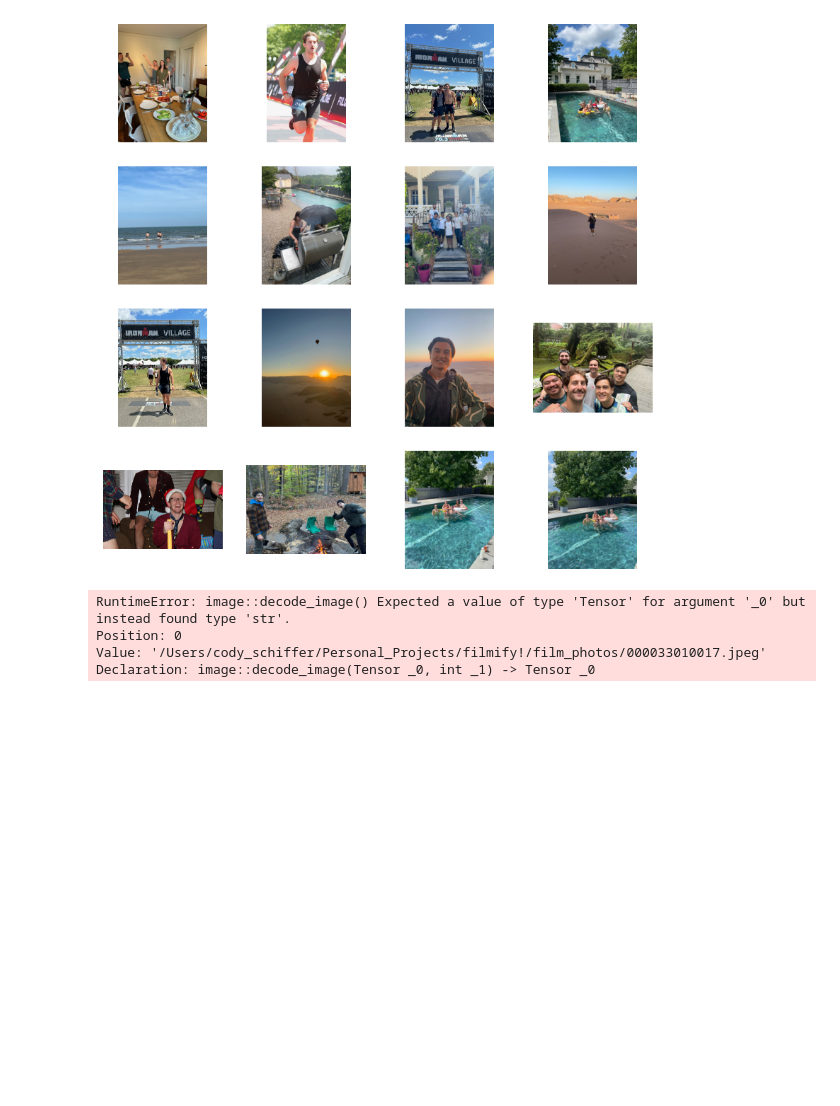
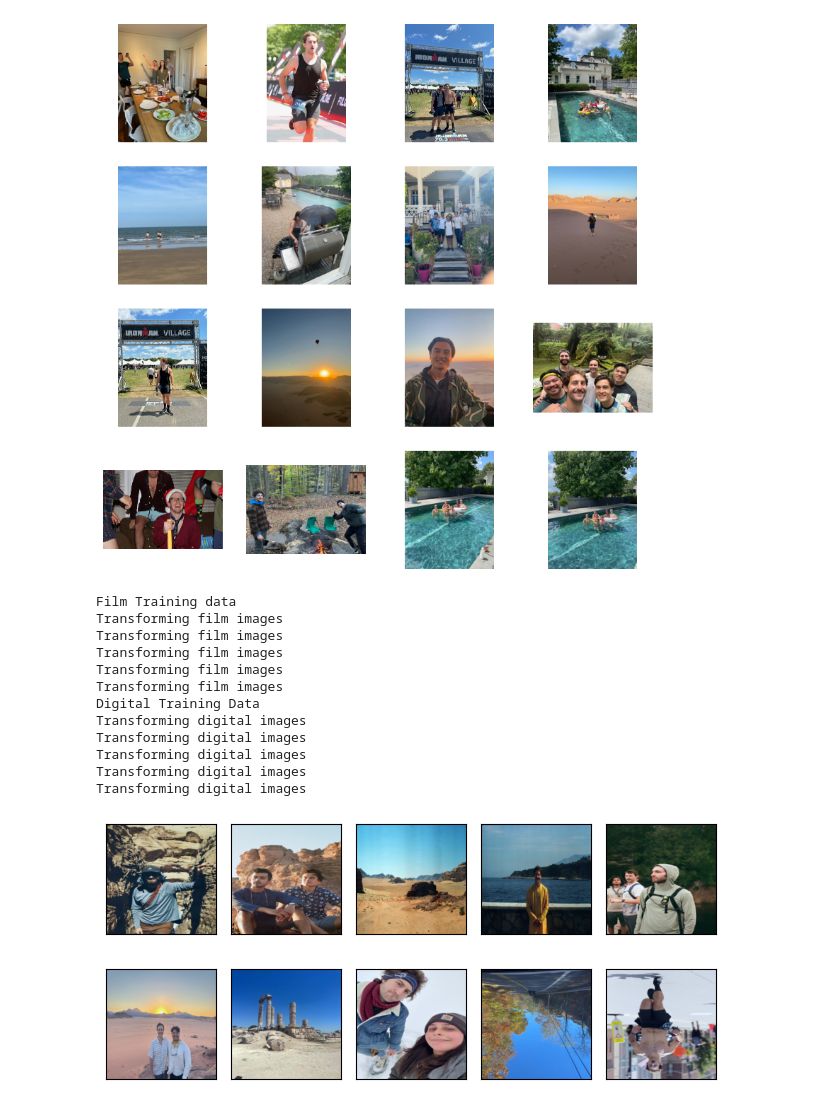
Before and after one commit to eitanzeev/filmify, a Jupyter notebook: filmify_experiments.ipynb, the cells around one changed output. Cells and saved outputs as stored; diff of their text form; code cells hidden in the pictures; blank space fills up the shorter version.

Commit message:
set up dataloaders. Will proceed on training loop after debugging architectures

```diff
--- a/filmify_experiments.ipynb
+++ b/filmify_experiments.ipynb
@@ -49,39 +93,53 @@ class ImageDataset(Dataset):
 film_paths = "/Users/cody_schiffer/Personal_Projects/filmify!/film_photos"
 film_paths = glob.glob(film_paths + "/*.jpeg") # Grabbing all the image file names
 
-_, axes = plt.subplots(4, 4, figsize=(10, 10))
-for ax, img_path in zip(axes.flatten(), film_paths):
-    ax.imshow(Image.open(img_path))
-    ax.axis("off")
+# _, axes = plt.subplots(4, 4, figsize=(10, 10))
+# for ax, img_path in zip(axes.flatten(), film_paths):
+#     ax.imshow(Image.open(img_path))
+#     ax.axis("off")
 
 digital_paths = "/Users/cody_schiffer/Personal_Projects/filmify!/digital_photos"
 digital_paths = glob.glob(digital_paths + "/*.jpeg")
 
-_, axes = plt.subplots(4, 4, figsize=(10, 10))
-for ax, img_path in zip(axes.flatten(), digital_paths):
-    ax.imshow(Image.open(img_path))
-    ax.axis("off")
+# _, axes = plt.subplots(4, 4, figsize=(10, 10))
+# for ax, img_path in zip(axes.flatten(), digital_paths):
+#     ax.imshow(Image.open(img_path))
+#     ax.axis("off")
 
 split_scheme = (.80,.10,.10)
-film_train, film_val, film_test = dataset_splitting(film_paths, split_scheme)
-digital_train, digital_val, digital_test = dataset_splitting(digital_paths, split_scheme)
+
+film_train, film_val, film_test = dataset_splitting_preparation(film_paths,
+                                                                split_portions = split_scheme,
+                                                                transforms_to_apply=film_image_transforms,
+                                                                pic_type="film")
+digital_train, digital_val, digital_test = dataset_splitting_preparation(digital_paths,
+                                                                        split_portions = split_scheme,
+                                                                        transforms_to_apply=digital_image_transforms,
+                                                                        pic_type="digital")
 # %% [output]
 [figure]
 [figure]
-# %%
-#Implementing image transformations to expand images we are using
-film_image_transforms = torch.nn.Sequential(
-    transforms.v2.RandomHorizontalFlip(p = 0.5),
-    transforms.v2.RandomVerticalFlip(p = 0.5),
-    transforms.v2.RandomRotation(degrees = (0, 180)),
-    transforms.v2.ToTensor(),
-    transforms.v2.Normalize(mean = [0.485, 0.456, 0.406],  std =[0.229, 0.224, 0.225])
-)
-
-#img = decode_image(film_train[0])
-out = transforms(img)
-# %% [output]
-RuntimeError: image::decode_image() Expected a value of type 'Tensor' for argument '_0' but instead found type 'str'.
-Position: 0
-Value: '/Users/cody_schiffer/Personal_Projects/filmify!/film_photos/000033010017.jpeg'
-Declaration: image::decode_image(Tensor _0, int _1) -> Tensor _0
+# %%
+#Show the image transformations
+print("Film Training data")
+new_images = [film_train[i] for i in range(10, 15)]
+helpers_plot(new_images, title = "Film Photos")
+
+print("Digital Training Data")
+new_images = [digital_train[i] for i in range(10, 15)]
+helpers_plot(new_images, title = "Digital Photos")
+# %% [output]
+Film Training data
+Transforming film images
+Transforming film images
+Transforming film images
+Transforming film images
+Transforming film images
+Digital Training Data
+Transforming digital images
+Transforming digital images
+Transforming digital images
+Transforming digital images
+Transforming digital images
+[figure, added]
+[figure, added]
```
Also changed, not shown: parts of 5 cells of this notebook.
